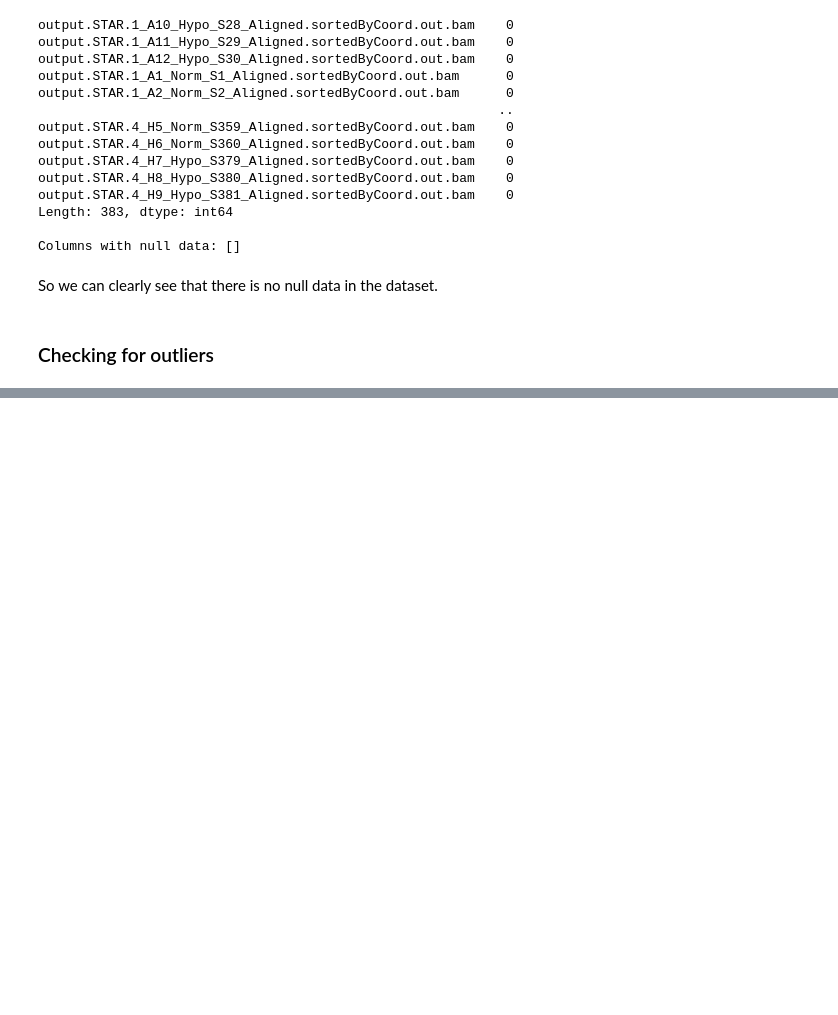
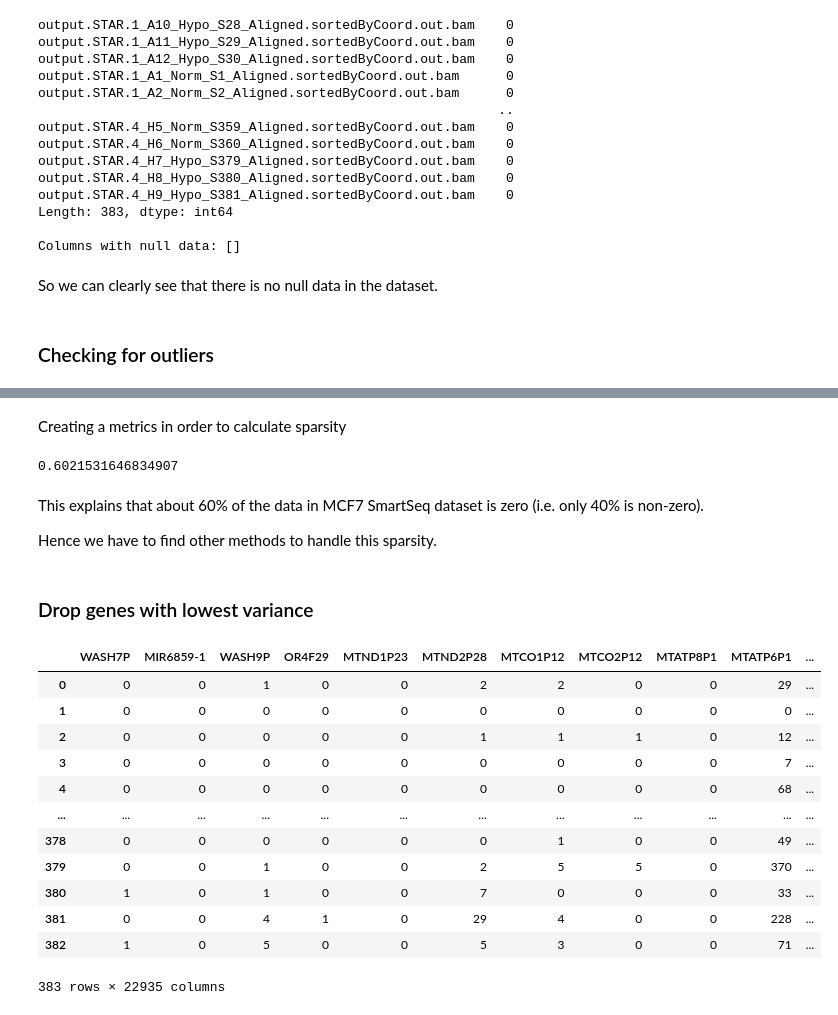
Before and after one commit to andreafabbricatore/ailab, a Jupyter notebook: alelunch.ipynb, the cells around one changed output, grey strips where cells are left out. Saved outputs shown, nothing was run; the diff lists cells and outputs as text; code cells hidden in the pictures; blank space fills up the shorter version.

```diff
--- a/alelunch.ipynb
+++ b/alelunch.ipynb
@@ -62,0 +117,2 @@ So we can clearly see that there is no null data in the dataset.
+# %% [markdown]
+Creating a metrics in order to calculate sparsity
@@ -62,0 +121,29 @@ So we can clearly see that there is no null data in the dataset.
+# %%
+calc_sparsity(unfiltered_mcf7_smarts.to_numpy())
+# %% [output]
+0.6021531646834907
+# %% [markdown]
+This explains that about 60% of the data in MCF7 SmartSeq dataset is zero (i.e. only 40% is non-zero).
+
+Hence we have to find other methods to handle this sparsity.
+# %% [markdown]
+### Drop genes with lowest variance
+# %%
+from fix_data import add_label_T
+
+transposed_mcf7_df = add_label_T(unfiltered_mcf7_smarts)
+transposed_mcf7_df.reset_index(drop=True)
+# %% [output]
+|  | WASH7P | MIR6859-1 | WASH9P | OR4F29 | MTND1P23 | MTND2P28 | MTCO1P12 | MTCO2P12 | MTATP8P1 | MTATP6P1 | ... |
+| 0 | 0 | 0 | 1 | 0 | 0 | 2 | 2 | 0 | 0 | 29 | ... |
+| 1 | 0 | 0 | 0 | 0 | 0 | 0 | 0 | 0 | 0 | 0 | ... |
+| 2 | 0 | 0 | 0 | 0 | 0 | 1 | 1 | 1 | 0 | 12 | ... |
+| 3 | 0 | 0 | 0 | 0 | 0 | 0 | 0 | 0 | 0 | 7 | ... |
+| 4 | 0 | 0 | 0 | 0 | 0 | 0 | 0 | 0 | 0 | 68 | ... |
+| ... | ... | ... | ... | ... | ... | ... | ... | ... | ... | ... | ... |
+| 378 | 0 | 0 | 0 | 0 | 0 | 0 | 1 | 0 | 0 | 49 | ... |
+| 379 | 0 | 0 | 1 | 0 | 0 | 2 | 5 | 5 | 0 | 370 | ... |
+| 380 | 1 | 0 | 1 | 0 | 0 | 7 | 0 | 0 | 0 | 33 | ... |
+| 381 | 0 | 0 | 4 | 1 | 0 | 29 | 4 | 0 | 0 | 228 | ... |
+| 382 | 1 | 0 | 5 | 0 | 0 | 5 | 3 | 0 | 0 | 71 | ... |
+383 rows × 22935 columns
```
Also changed, not shown: parts of 12 cells of this notebook, 1 other file.
